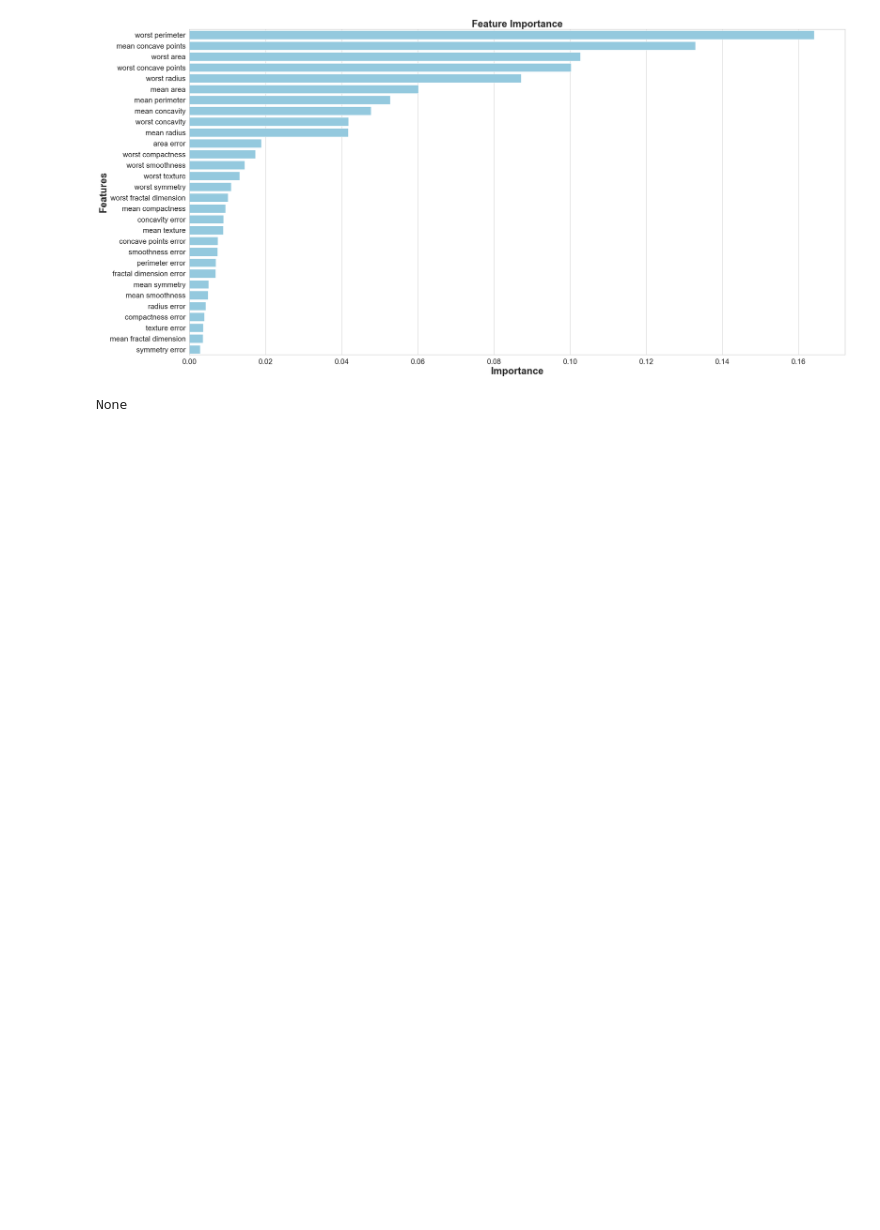
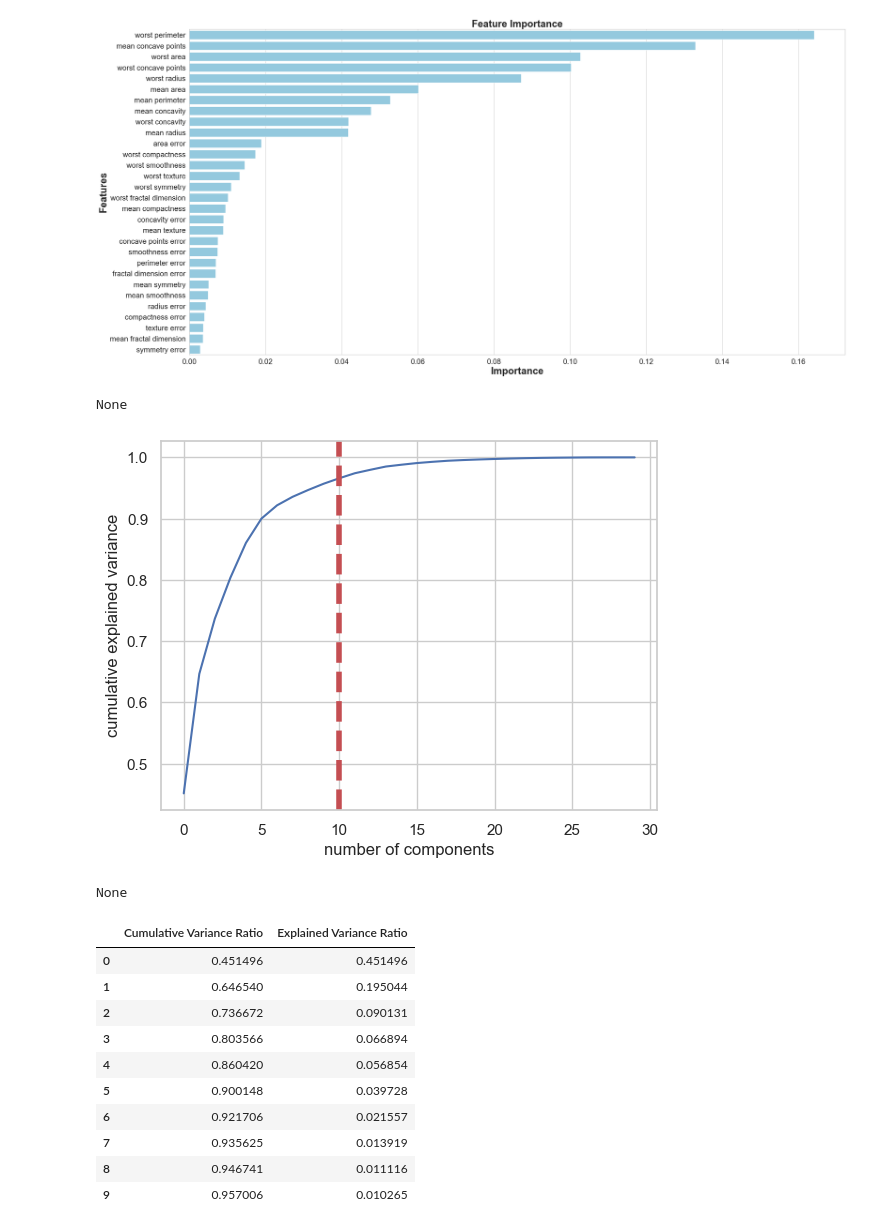
Before and after one commit to ayurckov/breast-cancer, a Jupyter notebook: main.ipynb, the cells around one changed output. Cells and saved outputs as stored; diff of their text form; code cells hidden in the pictures; blank space fills up the shorter version.

Commit message:
add variance ratio PCA

```diff
--- a/main.ipynb
+++ b/main.ipynb
@@ -125,3 +125,34 @@ display(plt.show())
 # %% [output]
 [figure]
 None
+# %%
+from sklearn.decomposition import PCA
+
+pca_test = PCA(n_components=30)
+pca_test.fit(X_train_scaled)
+sns.set(style='whitegrid')
+plt.plot(np.cumsum(pca_test.explained_variance_ratio_))
+plt.xlabel('number of components')
+plt.ylabel('cumulative explained variance')
+plt.axvline(linewidth=4, color='r', linestyle = '--', x=10, ymin=0, ymax=1)
+display(plt.show())
+evr = pca_test.explained_variance_ratio_
+cvr = np.cumsum(pca_test.explained_variance_ratio_)
+pca_df = pd.DataFrame()
+pca_df['Cumulative Variance Ratio'] = cvr
+pca_df['Explained Variance Ratio'] = evr
+display(pca_df.head(10))
+# %% [output]
+[figure, added]
+None
+|  | Cumulative Variance Ratio | Explained Variance Ratio |
+| 0 | 0.451496 | 0.451496 |
+| 1 | 0.646540 | 0.195044 |
+| 2 | 0.736672 | 0.090131 |
+| 3 | 0.803566 | 0.066894 |
+| 4 | 0.860420 | 0.056854 |
+| 5 | 0.900148 | 0.039728 |
+| 6 | 0.921706 | 0.021557 |
+| 7 | 0.935625 | 0.013919 |
+| 8 | 0.946741 | 0.011116 |
+| 9 | 0.957006 | 0.010265 |
```
